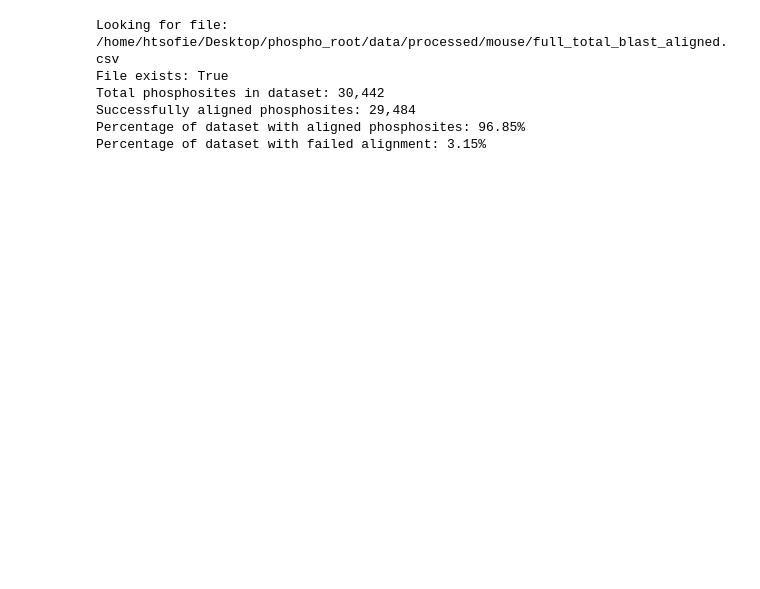
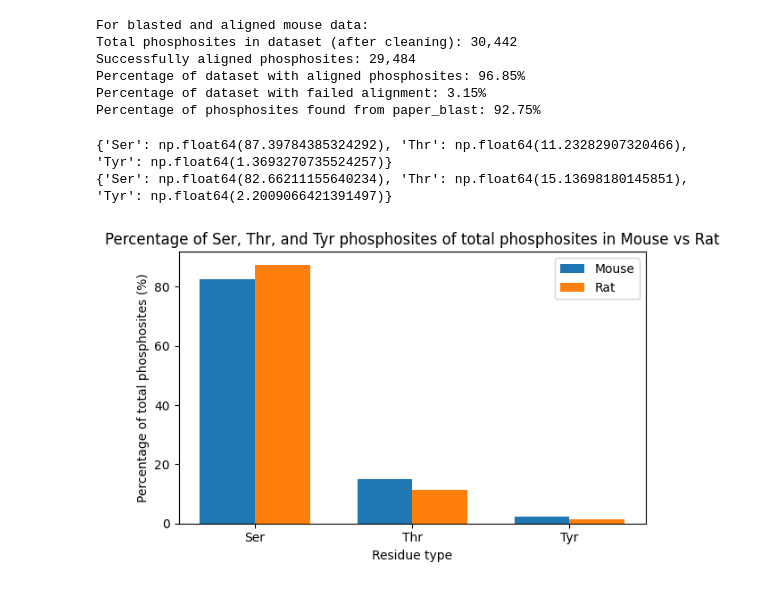
Before and after one commit to htsofie/phospho-idr, a Jupyter notebook: notebooks/percent_phosphosites.ipynb, the cells around one changed output. Drawn from its saved outputs; the diff is of its cells as text; code cells hidden in the pictures; blank space fills up the shorter version.

Commit message:
starting data analysis to compare basic percentages of phosphosites and their distributition

```diff
--- a/notebooks/percent_phosphosites.ipynb
+++ b/notebooks/percent_phosphosites.ipynb
@@ -41,8 +45,7 @@ import os
 
 # Use absolute path to the file
 aligned_data_path = "/home/htsofie/Desktop/phospho_root/data/processed/mouse/full_total_blast_aligned.csv"
-print(f"Looking for file: {aligned_data_path}")
-print(f"File exists: {os.path.exists(aligned_data_path)}")
+print("For blasted and aligned mouse data:")
 
 aligned_df = pd.read_csv(aligned_data_path)
 
@@ -55,14 +58,73 @@ aligned_phosphosites = aligned_df['alignment_success'].sum()
 # Calculate percentage
 alignment_percentage = (aligned_phosphosites / total_phosphosites) * 100
 
-print(f"Total phosphosites in dataset: {total_phosphosites:,}")
+# Calculate percentage of phosphosites with match_method == "blast" (from paper_blast)
+blast_phosphosites = aligned_df[aligned_df['match_method'] == 'blast'].shape[0]
+blast_percentage = (blast_phosphosites / total_phosphosites) * 100
+
+print(f"Total phosphosites in dataset (after cleaning): {total_phosphosites:,}")
 print(f"Successfully aligned phosphosites: {aligned_phosphosites:,}")
 print(f"Percentage of dataset with aligned phosphosites: {alignment_percentage:.2f}%")
 print(f"Percentage of dataset with failed alignment: {100 - alignment_percentage:.2f}%")
+print(f"Percentage of phosphosites found from paper_blast: {blast_percentage:.2f}%")
 # %% [output]
-Looking for file: /home/htsofie/Desktop/phospho_root/data/processed/mouse/full_total_blast_aligned.csv
-File exists: True
-Total phosphosites in dataset: 30,442
+For blasted and aligned mouse data:
+Total phosphosites in dataset (after cleaning): 30,442
 Successfully aligned phosphosites: 29,484
 Percentage of dataset with aligned phosphosites: 96.85%
 Percentage of dataset with failed alignment: 3.15%
+Percentage of phosphosites found from paper_blast: 92.75%
+# %%
+import pandas as pd
+import matplotlib.pyplot as plt
+
+# File paths
+rat_path = "/home/htsofie/Desktop/phospho_root/data/processed/rat/full_total_blast_aligned.csv"
+mouse_path = "/home/htsofie/Desktop/phospho_root/data/processed/mouse/full_total_blast_aligned.csv"
+
+def calculate_phosphosite_percentages(path):
+    df = pd.read_csv(path)
+    total = len(df)
+    percentages = {
+        "Ser": (df["amino_acid"] == "S").sum() / total * 100,
+        "Thr": (df["amino_acid"] == "T").sum() / total * 100,
+        "Tyr": (df["amino_acid"] == "Y").sum() / total * 100
+    }
+    return percentages
+
+# Calculate for both
+rat_perc = calculate_phosphosite_percentages(rat_path)
+mouse_perc = calculate_phosphosite_percentages(mouse_path)
+print(rat_perc)
+print(mouse_perc)
+
+# Combine into DataFrame
+data = pd.DataFrame({
+    "residue": ["Ser", "Thr", "Tyr"],
+    "mouse": [mouse_perc["Ser"], mouse_perc["Thr"], mouse_perc["Tyr"]],
+    "rat": [rat_perc["Ser"], rat_perc["Thr"], rat_perc["Tyr"]]
+})
+
+# Melt for plotting
+df_melted = data.melt(id_vars="residue", var_name="species", value_name="percent")
+
+# Plot grouped bars
+fig, ax = plt.subplots(figsize=(6, 4))
+bar_width = 0.35
+x = range(len(data["residue"]))
+
+ax.bar([i - bar_width/2 for i in x], data["mouse"], width=bar_width, label="Mouse")
+ax.bar([i + bar_width/2 for i in x], data["rat"], width=bar_width, label="Rat")
+
+ax.set_xticks(x)
+ax.set_xticklabels(data["residue"])
+ax.set_ylabel("Percentage of total phosphosites (%)")
+ax.set_xlabel("Residue type")
+ax.set_title("Percentage of Ser, Thr, and Tyr phosphosites of total phosphosites in Mouse vs Rat")
+ax.legend()
+plt.tight_layout()
+plt.show()
+# %% [output]
+{'Ser': np.float64(87.39784385324292), 'Thr': np.float64(11.23282907320466), 'Tyr': np.float64(1.3693270735524257)}
+{'Ser': np.float64(82.66211155640234), 'Thr': np.float64(15.13698180145851), 'Tyr': np.float64(2.2009066421391497)}
+[figure, added]
```
Also changed, not shown: parts of 1 cell of this notebook, 4 other files.
